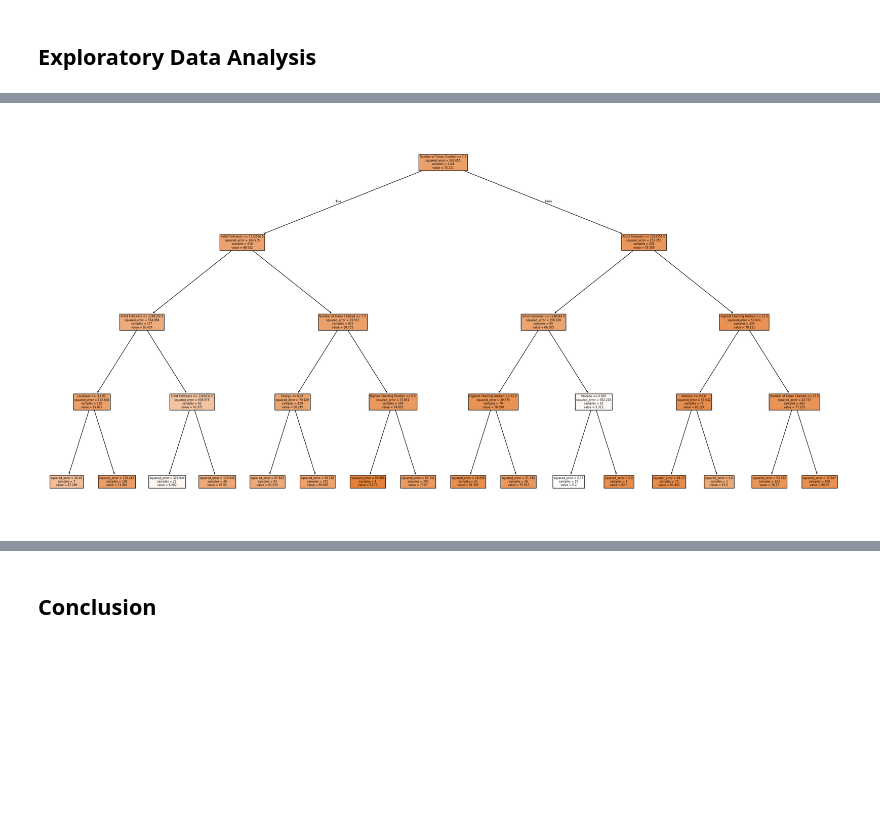
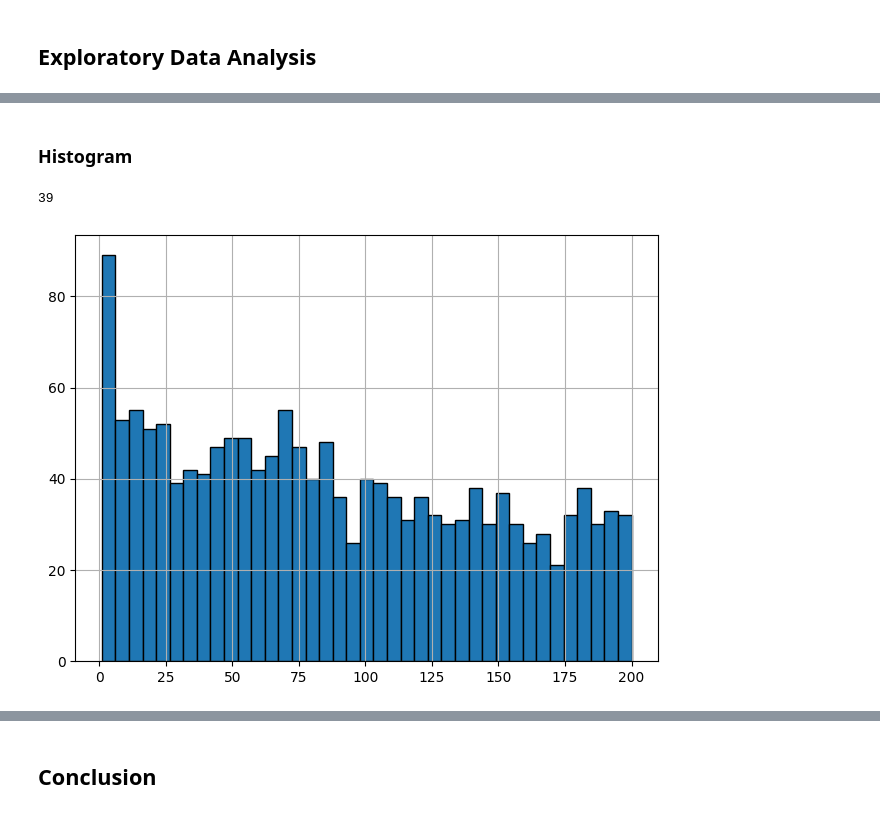
Before and after one commit to ikoghoddds-bit/Data-Science-Portfolio-C21, a Jupyter notebook: Projects/Project-4/Spotify_Pass_2.ipynb, the cells around one changed output, grey strips where cells are left out. Cells and saved outputs as stored; diff of their text form; code cells hidden in the pictures; blank space fills up the shorter version.

```diff
--- a/Projects/Project-4/Spotify_Pass_2.ipynb
+++ b/Projects/Project-4/Spotify_Pass_2.ipynb
@@ -86,22 +86,3 @@ df
 | 1554 | 1555 | 198 | 1 | 2019-12-27--2020-01-03 | Surtada - Remix Brega Funk | 4,607,385 | ... |
 | 1555 | 1556 | 199 | 1 | 2019-12-27--2020-01-03 | Lover (Remix) [feat. Shawn Mendes] | 4,595,450 | ... |
 1556 rows × 23 columns
-# %%
-# Replace empty spaces ' ' with NaN across the entire dataset
-df = df.replace(r'^\s*$', np.nan, regex=True)
-
-# Force known numerical columns to be numeric
-numeric_cols = [
-    'Popularity', 'Artist Followers', 'Streams', 'Highest Charting Position',
-    'Number of Times Charted', 'Danceability', 'Energy', 'Loudness',
-    'Speechiness', 'Acousticness', 'Liveness', 'Tempo', 'Duration (ms)', 'Valence'
-]
-
-for col in numeric_cols:
-    if col in df.columns:
-        df[col] = pd.to_numeric(df[col], errors='coerce')
-
-# Fill NaNs in numerical columns with their medians
-for col in numeric_cols:
-    if col in df.columns:
-        df[col] = df[col].fillna(df[col].median())
@@ -876,10 +338,0 @@ display(
-# %%
-#Full view
-plt.figure(figsize=(30,15))
-tree_plot = tree.plot_tree(
-  model,
-  feature_names = X.columns,
-  filled=True,
-)
-# %% [output]
-[figure, removed]
@@ -885,0 +343,18 @@ tree_plot = tree.plot_tree(
+# %% [markdown]
+### Histogram
+# %%
+# Apply the square root rule to determine an optimal number of bins (n) for the histograms
+
+n = int(1556**0.5)
+n
+# %% [output]
+39
+# %%
+# Plot a histogram showing the distribution of the target variable (Highest Charting Position)
+
+df[target].hist(bins=n, edgecolor='black')
+
+plt.tight_layout()
+plt.show()
+# %% [output]
+[figure, added]
```
Also changed, not shown: parts of 114 cells of this notebook.
